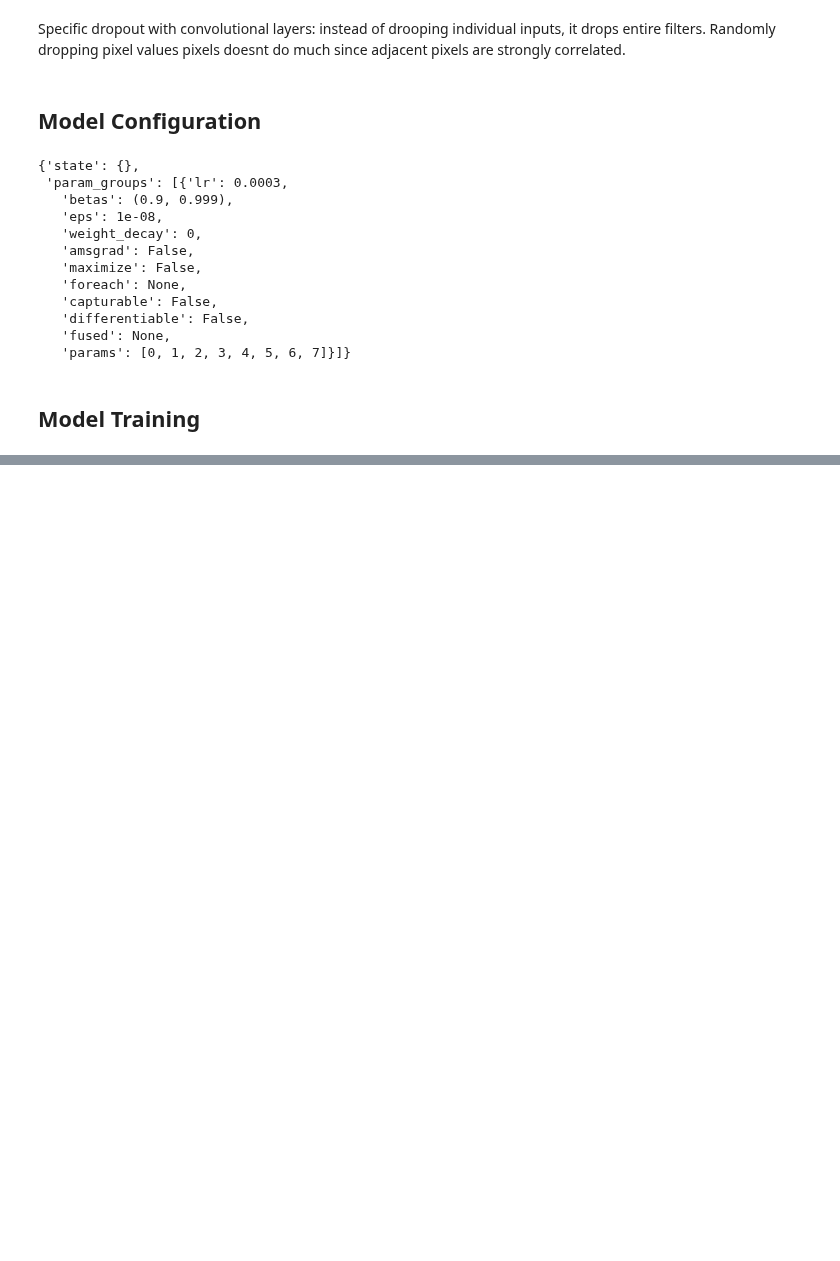
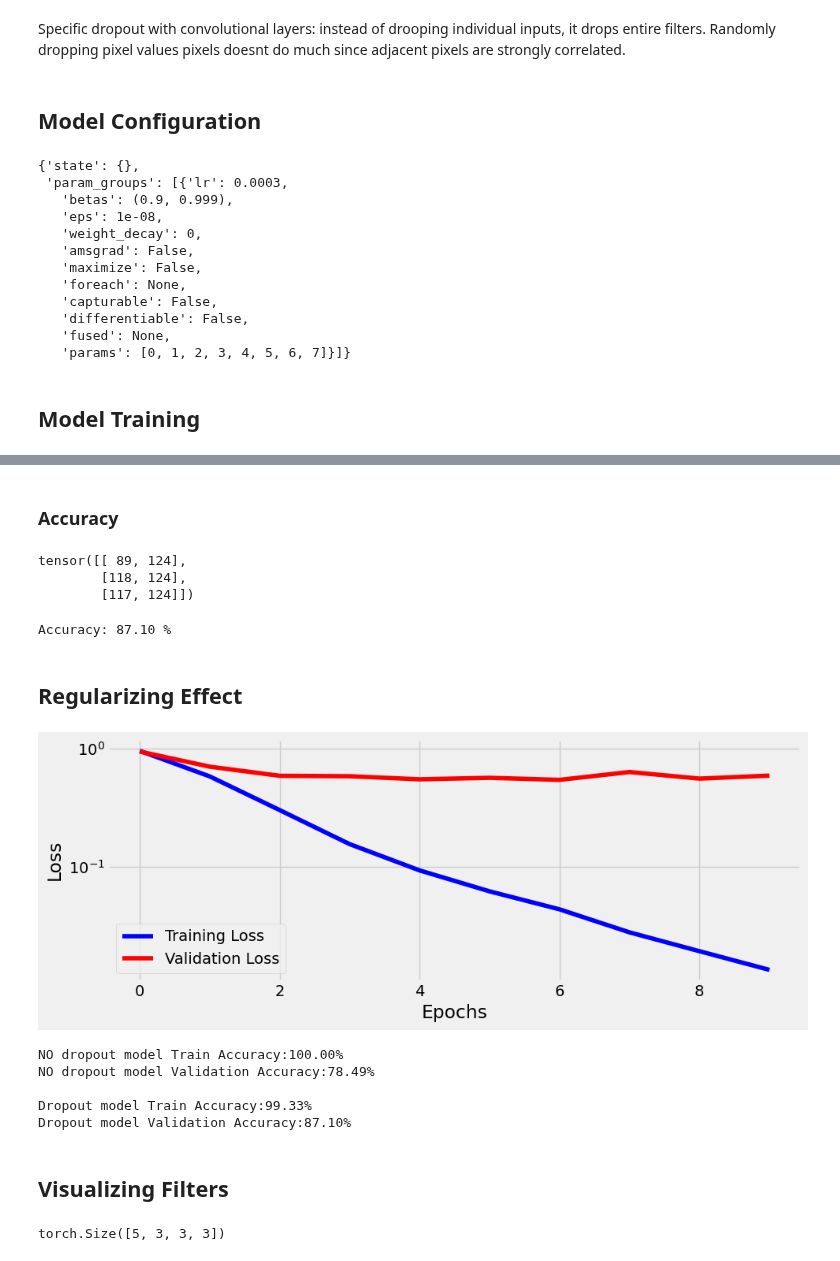
Before and after one commit to Anushkach/Deep-Learning, a Jupyter notebook: Deep Learning with Pytorch/Chapter 6.ipynb, the cells around one changed output, grey strips where cells are left out. Drawn from its saved outputs; the diff is of its cells as text; code cells hidden in the pictures; blank space fills up the shorter version.

Commit message:
updated model

```diff
--- a/Deep Learning with Pytorch/Chapter 6.ipynb
+++ b/Deep Learning with Pytorch/Chapter 6.ipynb
@@ -343,0 +338,48 @@ RuntimeError: Given groups=1, weight of size [5, 3, 3, 3], expected input[16, 5,
+# %% [markdown]
+### Accuracy
+# %%
+StepByStep.loader_apply(val_loader,sbs_cnn2.correct)
+# %% [output]
+tensor([[ 89, 124],
+        [118, 124],
+        [117, 124]])
+# %%
+print(f"Accuracy: {(torch.sum(StepByStep.loader_apply(val_loader,sbs_cnn2.correct),axis=0)[0]/torch.sum(StepByStep.loader_apply(val_loader,sbs_cnn2.correct),axis=0)[1])*100:.2f} %")
+# %% [output]
+Accuracy: 87.10 %
+# %% [markdown]
+## Regularizing Effect
+# %%
+torch.manual_seed(13)
+# model config
+model_cnn2_nodrop=CNN2(n_filters=5,p=0.0)
+multi_loss_fn=nn.CrossEntropyLoss(reduction='mean')
+optimizer_cnn2=optim.Adam(model_cnn2_nodrop.parameters(),lr=3e-4)
+
+# model training
+sbs_cnn2_nodrop=StepByStep(model_cnn2_nodrop,multi_loss_fn,optimizer_cnn2)
+sbs_cnn2_nodrop.set_loaders(train_loader,val_loader)
+sbs_cnn2_nodrop.train(10)
+# %%
+fig=sbs_cnn2_nodrop.plot_losses()
+# %% [output]
+[figure, added]
+# %%
+# No dropout model Accuracy
+print(f"NO dropout model Train Accuracy:{(StepByStep.loader_apply(train_loader,sbs_cnn2_nodrop.correct).sum(axis=0)[0]/StepByStep.loader_apply(train_loader,sbs_cnn2_nodrop.correct).sum(axis=0)[1])*100:.2f}%")
+print(f"NO dropout model Validation Accuracy:{(StepByStep.loader_apply(val_loader,sbs_cnn2_nodrop.correct).sum(axis=0)[0]/StepByStep.loader_apply(val_loader,sbs_cnn2_nodrop.correct).sum(axis=0)[1])*100:.2f}%")
+# droput model Acuuracy
+print(f"\nDropout model Train Accuracy:{(StepByStep.loader_apply(train_loader,sbs_cnn2.correct).sum(axis=0)[0]/StepByStep.loader_apply(train_loader,sbs_cnn2.correct).sum(axis=0)[1])*100:.2f}%")
+print(f"Dropout model Validation Accuracy:{(StepByStep.loader_apply(val_loader,sbs_cnn2.correct).sum(axis=0)[0]/StepByStep.loader_apply(val_loader,sbs_cnn2.correct).sum(axis=0)[1])*100:.2f}%")
+# %% [output]
+NO dropout model Train Accuracy:100.00%
+NO dropout model Validation Accuracy:78.49%
+
+Dropout model Train Accuracy:99.33%
+Dropout model Validation Accuracy:87.10%
+# %% [markdown]
+## Visualizing Filters
+# %%
+model_cnn2.conv1.weight.shape # 5 filters for each input channel
+# %% [output]
+torch.Size([5, 3, 3, 3])
```
Also changed, not shown: parts of 30 cells of this notebook.
